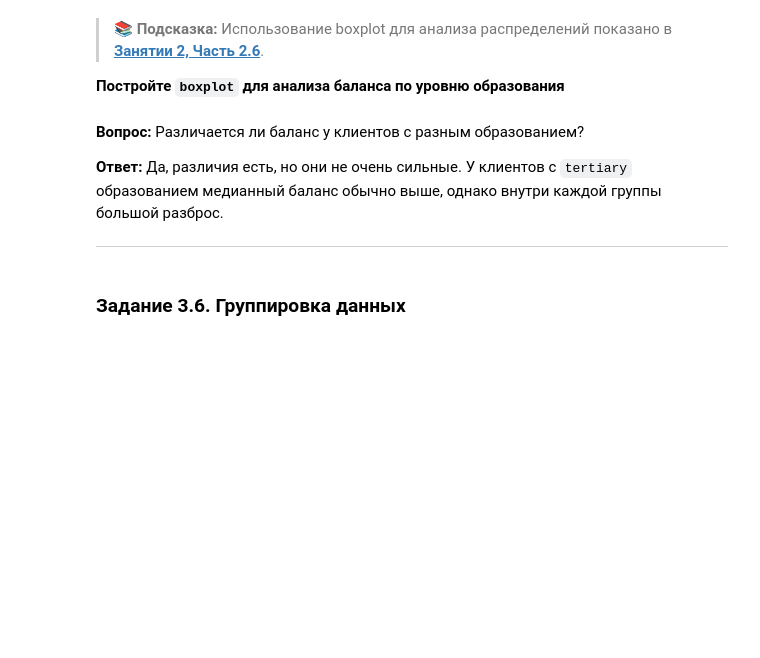
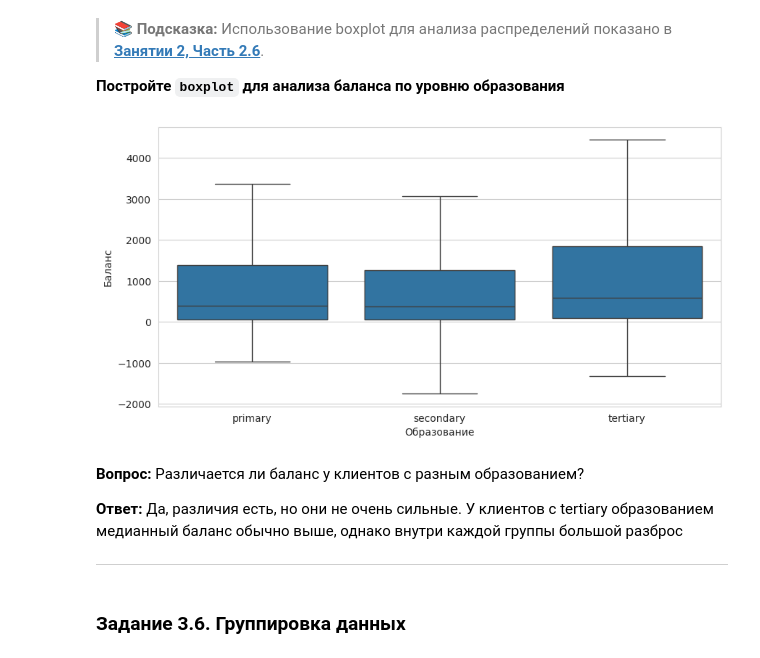
Before and after one commit to runessaa/-Streltsov-Projects, a Jupyter notebook: Практическая_работа_№10_Разведочный_анализ,_предобработка_данных_и_обучение_моделей_классификации.ipynb, the cells around one changed output. Cells and saved outputs as stored; diff of their text form; code cells hidden in the pictures; blank space fills up the shorter version.

```diff
--- a/Практическая_работа_№10_Разведочный_анализ,_предобработка_данных_и_обучение_моделей_классификации.ipynb
+++ b/Практическая_работа_№10_Разведочный_анализ,_предобработка_данных_и_обучение_моделей_классификации.ipynb
@@ -317,14 +436,15 @@ plt.show()
 # %%
 plt.figure(figsize=(10, 5))
 sns.boxplot(data=bank, x='education', y='balance', showfliers=False)
-plt.title('Баланс по уровню образования')
 plt.xlabel('Образование')
 plt.ylabel('Баланс')
 plt.show()
+# %% [output]
+[figure, added]
 # %% [markdown]
 **Вопрос:** Различается ли баланс у клиентов с разным образованием?
 
-**Ответ:** Да, различия есть, но они не очень сильные. У клиентов с `tertiary` образованием медианный баланс обычно выше, однако внутри каждой группы большой разброс.
+**Ответ:** Да, различия есть, но они не очень сильные. У клиентов с tertiary образованием медианный баланс обычно выше, однако внутри каждой группы большой разброс
 
 ---
 # %% [markdown]
```
Also changed, not shown: parts of 54 cells of this notebook.
